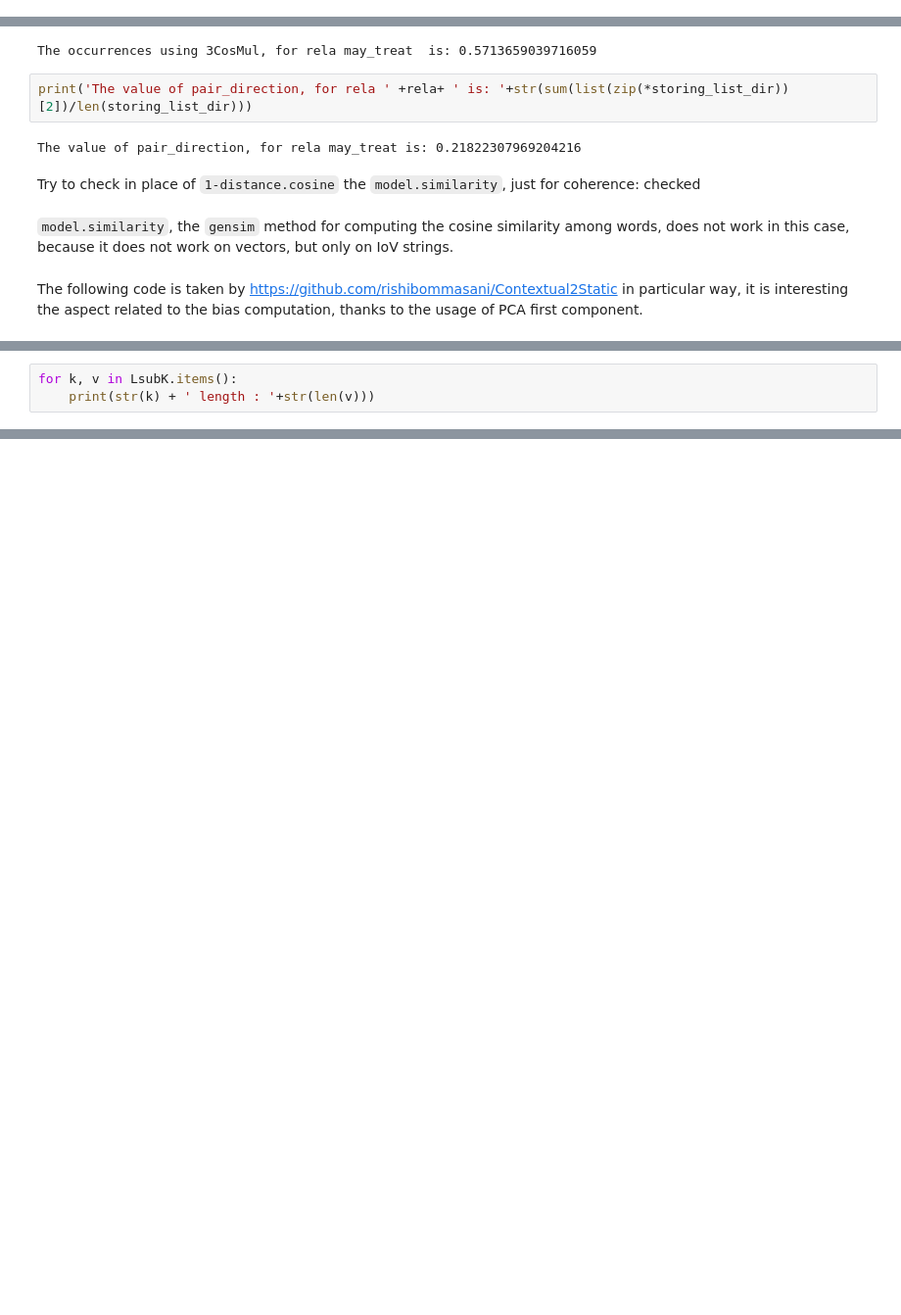
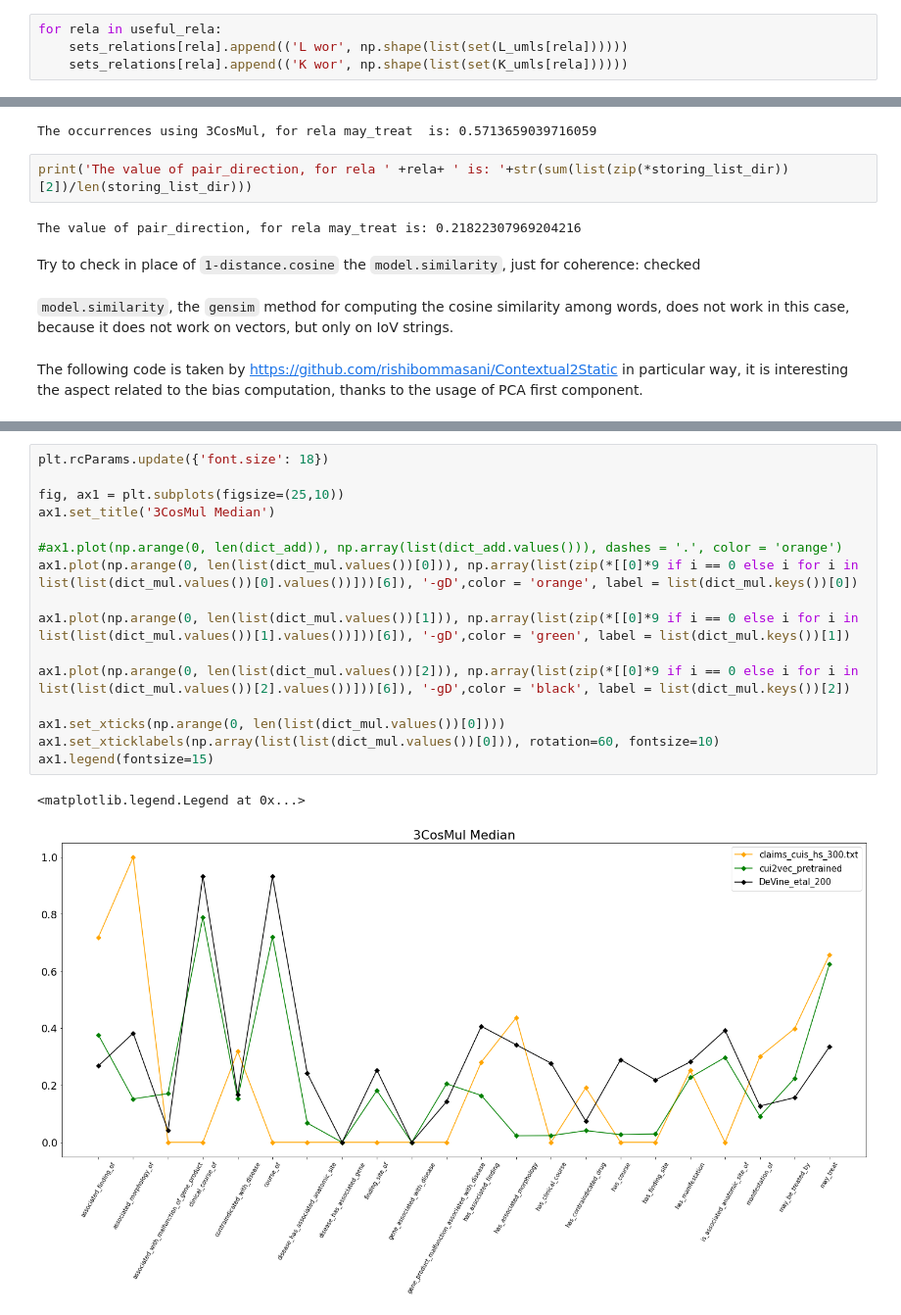
Before and after one commit to SaGiancani/medical-concepts-embeddings, a Jupyter notebook: analogy_pipeline.ipynb, the cells around one changed output, grey strips where cells are left out. Shown at 98% size. Saved outputs shown, nothing was run; the diff lists cells and outputs as text; blank space fills up the shorter version.

```diff
--- a/analogy_pipeline.ipynb
+++ b/analogy_pipeline.ipynb
@@ -304,0 +321,4 @@ defaultdict(list,
+# %%
+for rela in useful_rela:
+    sets_relations[rela].append(('L wor', np.shape(list(set(L_umls[rela])))))
+    sets_relations[rela].append(('K wor', np.shape(list(set(K_umls[rela])))))
@@ -637,3 +630,0 @@ The dimensions for each relation in L/K set
-# %%
-for k, v in LsubK.items():
-    print(str(k) + ' length : '+str(len(v)))
@@ -684,0 +806,19 @@ tmp = set(list(zip(*l0))[0]).union(set(list(zip(*l0))[1]))
+# %%
+plt.rcParams.update({'font.size': 18})
+
+fig, ax1 = plt.subplots(figsize=(25,10))
+ax1.set_title('3CosMul Median')
+
+#ax1.plot(np.arange(0, len(dict_add)), np.array(list(dict_add.values())), dashes = '.', color = 'orange')
+ax1.plot(np.arange(0, len(list(dict_mul.values())[0])), np.array(list(zip(*[[0]*9 if i == 0 else i for i in list(list(dict_mul.values())[0].values())]))[6]), '-gD',color = 'orange', label = list(dict_mul.keys())[0])
+
+ax1.plot(np.arange(0, len(list(dict_mul.values())[1])), np.array(list(zip(*[[0]*9 if i == 0 else i for i in list(list(dict_mul.values())[1].values())]))[6]), '-gD',color = 'green', label = list(dict_mul.keys())[1])
+
+ax1.plot(np.arange(0, len(list(dict_mul.values())[2])), np.array(list(zip(*[[0]*9 if i == 0 else i for i in list(list(dict_mul.values())[2].values())]))[6]), '-gD',color = 'black', label = list(dict_mul.keys())[2])
+
+ax1.set_xticks(np.arange(0, len(list(dict_mul.values())[0])))
+ax1.set_xticklabels(np.array(list(list(dict_mul.values())[0])), rotation=60, fontsize=10)
+ax1.legend(fontsize=15)
+# %% [output]
+<matplotlib.legend.Legend at 0x...>
+[figure, added]
```
Also changed, not shown: parts of 86 cells of this notebook.
